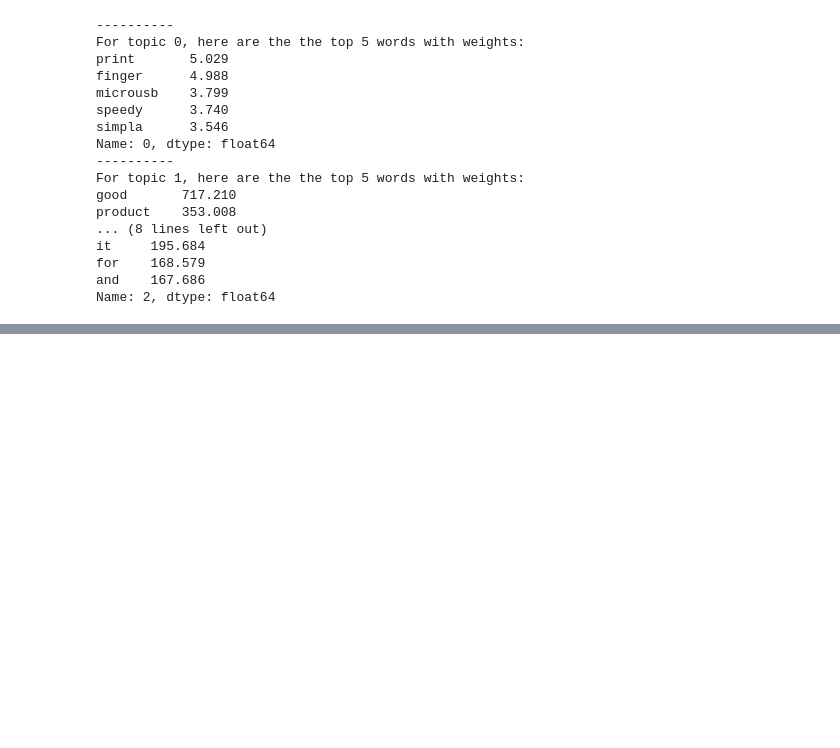
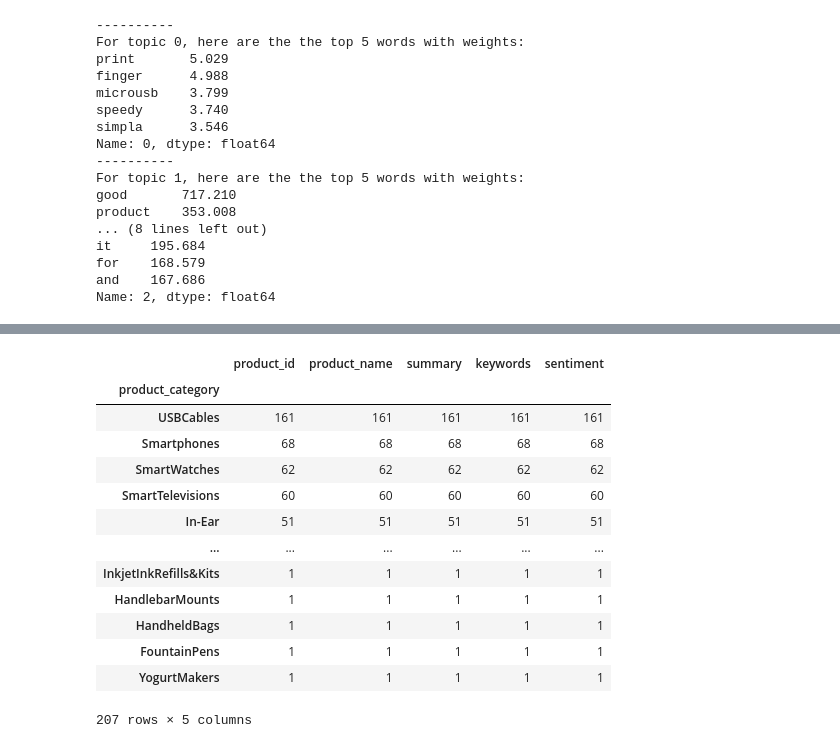
Before and after one commit to wxteh/amazon-customer-review-analysis, a Jupyter notebook: notebooks/wxteh-lda-topic-modelling.ipynb, the cells around one changed output, grey strips where cells are left out. Saved outputs shown, nothing was run; the diff lists cells and outputs as text; code cells hidden in the pictures; blank space fills up the shorter version.

```diff
--- a/notebooks/wxteh-lda-topic-modelling.ipynb
+++ b/notebooks/wxteh-lda-topic-modelling.ipynb
@@ -508,0 +709,4 @@ Name: 2, dtype: float64
+# %%
+# Raw File
+file_path = "../raw_data/summary_keywords_df.csv"
+df_summary = pd.read_csv(file_path)
@@ -508,0 +722,17 @@ Name: 2, dtype: float64
+# %%
+df_summary.groupby('product_category').count().sort_values(by='product_id', ascending=False)
+# %% [output]
+|  | product_id | product_name | summary | keywords | sentiment |
+| product_category |  |  |  |  |  |
+| USBCables | 161 | 161 | 161 | 161 | 161 |
+| Smartphones | 68 | 68 | 68 | 68 | 68 |
+| SmartWatches | 62 | 62 | 62 | 62 | 62 |
+| SmartTelevisions | 60 | 60 | 60 | 60 | 60 |
+| In-Ear | 51 | 51 | 51 | 51 | 51 |
+| ... | ... | ... | ... | ... | ... |
+| InkjetInkRefills&Kits | 1 | 1 | 1 | 1 | 1 |
+| HandlebarMounts | 1 | 1 | 1 | 1 | 1 |
+| HandheldBags | 1 | 1 | 1 | 1 | 1 |
+| FountainPens | 1 | 1 | 1 | 1 | 1 |
+| YogurtMakers | 1 | 1 | 1 | 1 | 1 |
+207 rows × 5 columns
```
Also changed, not shown: parts of 32 cells of this notebook, 4 other files.
